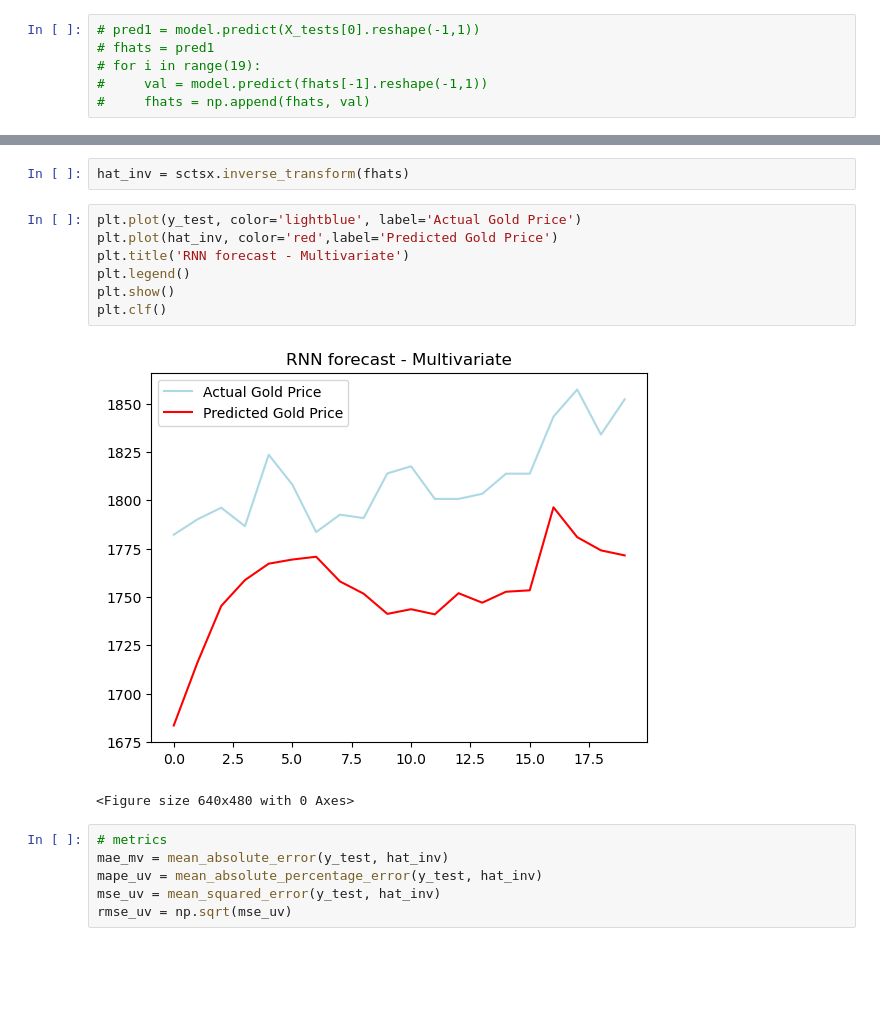
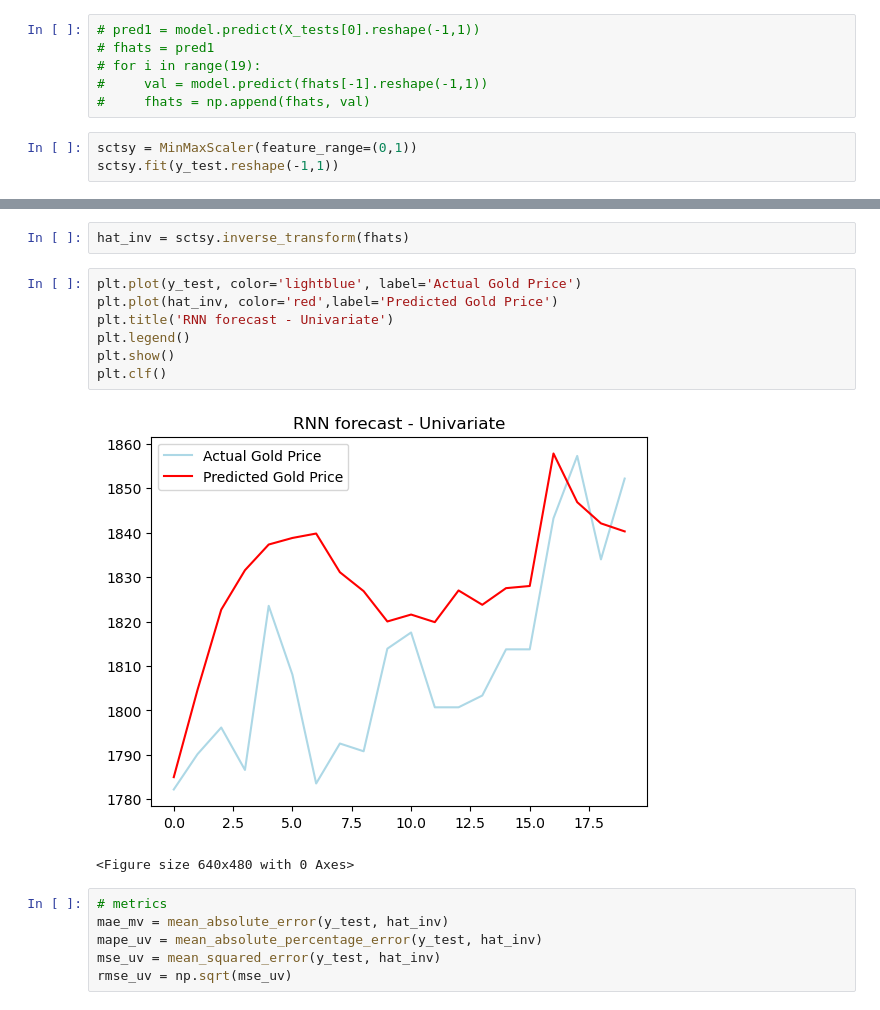
Before and after one commit to maxbranting/gold-forecast, a Jupyter notebook: Models/Price/RNN.ipynb, the cells around one changed output, grey strips where cells are left out. Cells and saved outputs as stored; diff of their text form; blank space fills up the shorter version.

```diff
--- a/Models/Price/RNN.ipynb
+++ b/Models/Price/RNN.ipynb
@@ -166,3 +166,6 @@ X_tests = sctsx.transform(X_test.reshape(-1,1))
 # for i in range(19):
 #     val = model.predict(fhats[-1].reshape(-1,1))
 #     fhats = np.append(fhats, val)
+# %%
+sctsy = MinMaxScaler(feature_range=(0,1))
+sctsy.fit(y_test.reshape(-1,1))
@@ -171,14 +178,14 @@ fhats = model.predict(X_tests)
 # %%
-hat_inv = sctsx.inverse_transform(fhats)
+hat_inv = sctsy.inverse_transform(fhats)
 # %%
 plt.plot(y_test, color='lightblue', label='Actual Gold Price')
 plt.plot(hat_inv, color='red',label='Predicted Gold Price')
-plt.title('RNN forecast - Multivariate')
+plt.title('RNN forecast - Univariate')
 plt.legend()
 plt.show()
 plt.clf()
 # %% [output]
-[figure, old version]
+[figure, new version]
 <Figure size 640x480 with 0 Axes>
 # %%
 # metrics
```
Also changed, not shown: parts of 13 cells of this notebook, 1 other file.
